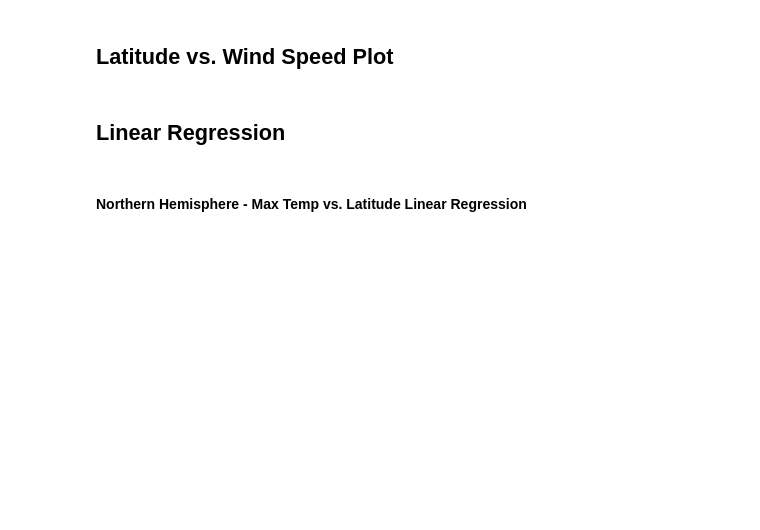
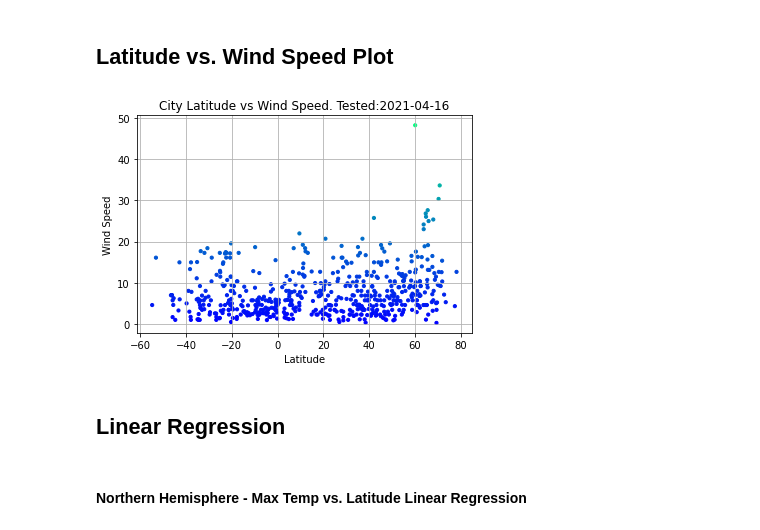
Before and after one commit to joshhopkins3/python-api-challenge, a Jupyter notebook: WeatherPy/WeatherPy.ipynb, the cells around one changed output. Saved outputs shown, nothing was run; the diff lists cells and outputs as text; code cells hidden in the pictures; blank space fills up the shorter version.

```diff
--- a/WeatherPy/WeatherPy.ipynb
+++ b/WeatherPy/WeatherPy.ipynb
@@ -206,4 +214,13 @@ plt.grid()
 # %% [markdown]
 ## Latitude vs. Wind Speed Plot
+# %%
+plt.scatter(city_weather["Latitude"], city_weather["Wind Speed"], c=city_weather["Wind Speed"], s=10, cmap = "winter", marker = "o")
+
+plt.title(f"City Latitude vs Wind Speed. Tested:{timestamp}")
+plt.xlabel("Latitude")
+plt.ylabel("Wind Speed")
+plt.grid()
+# %% [output]
+[figure, added]
 # %% [markdown]
 ## Linear Regression
```
Also changed, not shown: parts of 12 cells of this notebook.
